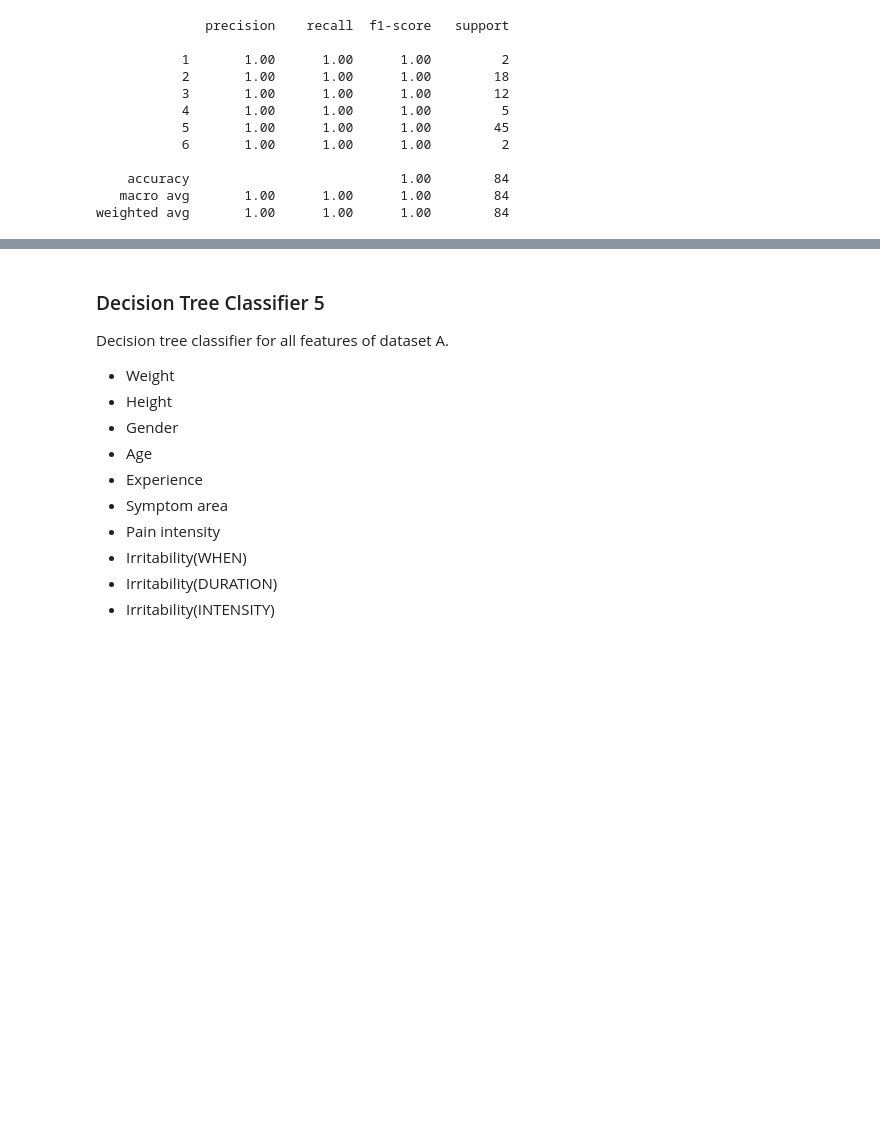
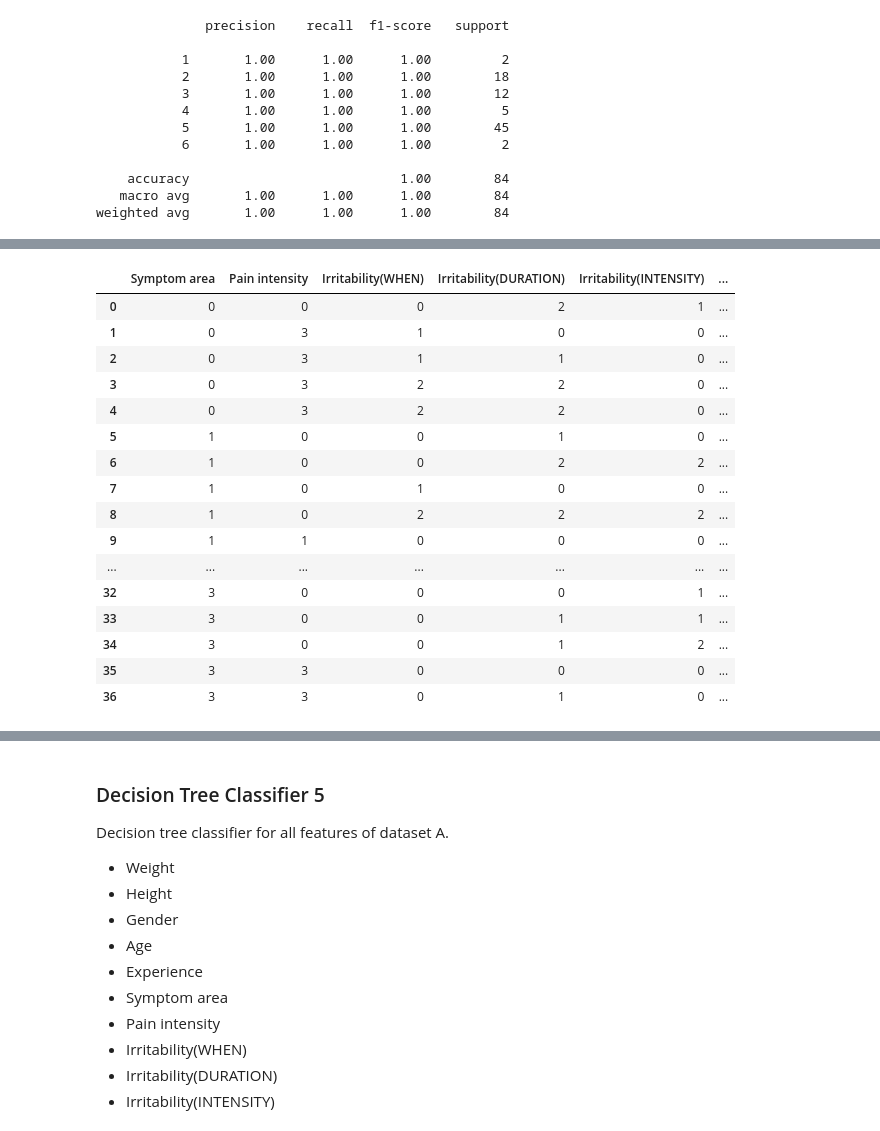
Before and after one commit to GeorgeM2000/Sports-Activity, a Jupyter notebook: Sports_Activity.ipynb, the cells around one changed output, grey strips where cells are left out. Cells and saved outputs as stored; diff of their text form; code cells hidden in the pictures; blank space fills up the shorter version.

```diff
--- a/Sports_Activity.ipynb
+++ b/Sports_Activity.ipynb
@@ -1539,0 +1624,10 @@ weighted avg       0.92      0.91      0.91       136
+# %%
+# Classification data based on the altered original dataset
+classification_data_altered = sport_data_classification_A[['Symptom area', 'Pain intensity',
+                                  'Irritability(WHEN)',
+                                  'Irritability(DURATION)',
+                                  'Irritability(INTENSITY)',
+                                  'Severity(RUNNING)',
+                                  'Severity(LIFE)',
+                                  'Severity(MOBILITY)',
+                                  'Page']]
@@ -1545,0 +1805,32 @@ Image(show_decision_tree_classifier(model_score[0.35][1], ['Pain intensity', 'Ir
+# %%
+resampled_unique_dataset = []
+for new_sample in np.unique(new_altered_classification_data.to_numpy(), axis=0):
+  identical_sample = False
+  for original_sample in np.unique(classification_data_altered.to_numpy(), axis=0):
+    if (new_sample == original_sample).all():
+      identical_sample = True
+      break
+  if not identical_sample:
+    resampled_unique_dataset.append(new_sample)
+# %%
+pd.DataFrame(data=resampled_unique_dataset, columns=['Symptom area','Pain intensity', 'Irritability(WHEN)', 'Irritability(DURATION)',
+                       'Irritability(INTENSITY)', 'Severity(RUNNING)', 'Severity(LIFE)',
+                       'Severity(MOBILITY)', 'Page'])
+# %% [output]
+|  | Symptom area | Pain intensity | Irritability(WHEN) | Irritability(DURATION) | Irritability(INTENSITY) | ... |
+| 0 | 0 | 0 | 0 | 2 | 1 | ... |
+| 1 | 0 | 3 | 1 | 0 | 0 | ... |
+| 2 | 0 | 3 | 1 | 1 | 0 | ... |
+| 3 | 0 | 3 | 2 | 2 | 0 | ... |
+| 4 | 0 | 3 | 2 | 2 | 0 | ... |
+| 5 | 1 | 0 | 0 | 1 | 0 | ... |
+| 6 | 1 | 0 | 0 | 2 | 2 | ... |
+| 7 | 1 | 0 | 1 | 0 | 0 | ... |
+| 8 | 1 | 0 | 2 | 2 | 2 | ... |
+| 9 | 1 | 1 | 0 | 0 | 0 | ... |
+| ... | ... | ... | ... | ... | ... | ... |
+| 32 | 3 | 0 | 0 | 0 | 1 | ... |
+| 33 | 3 | 0 | 0 | 1 | 1 | ... |
+| 34 | 3 | 0 | 0 | 1 | 2 | ... |
+| 35 | 3 | 3 | 0 | 0 | 0 | ... |
+| 36 | 3 | 3 | 0 | 1 | 0 | ... |
```
Also changed, not shown: parts of 23 cells of this notebook.
